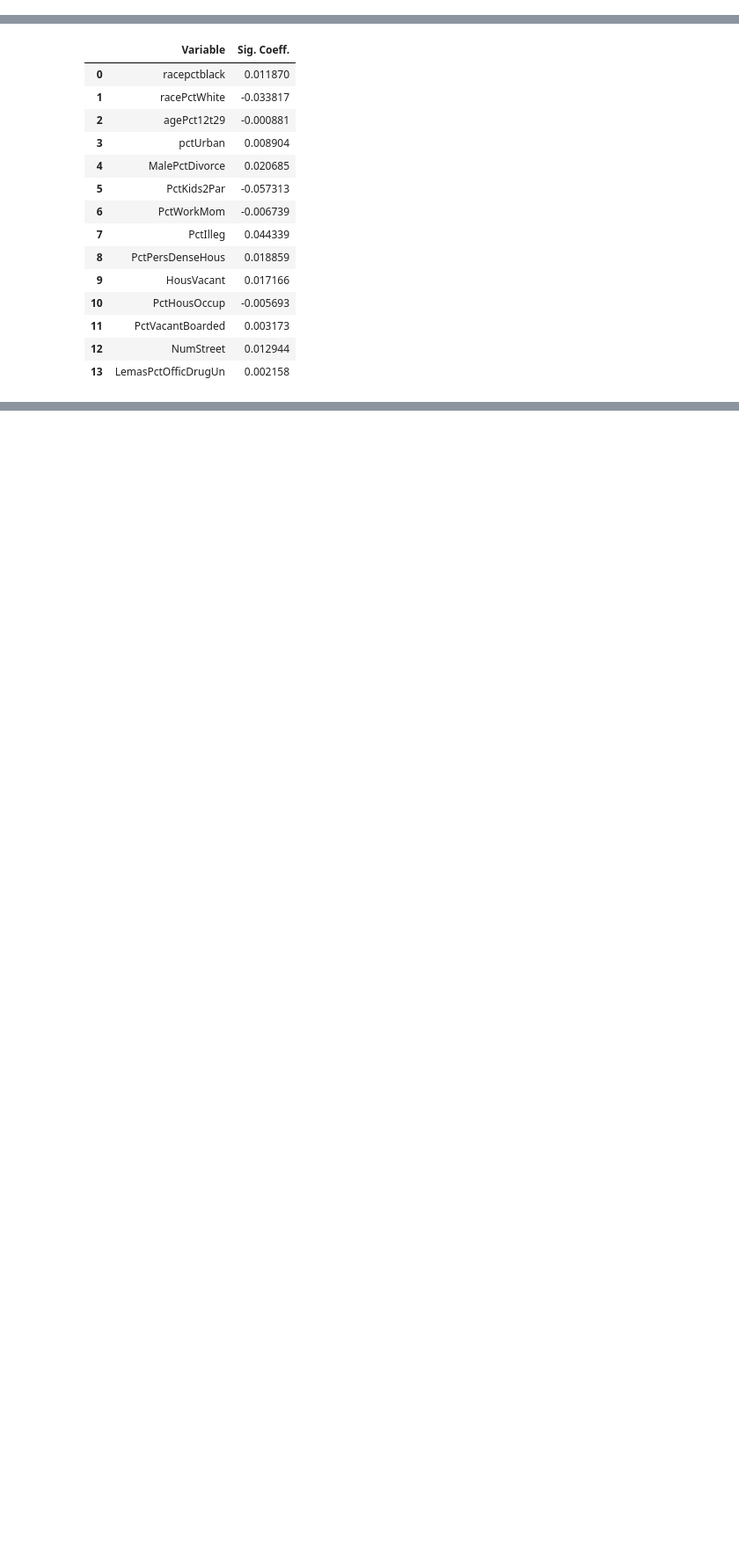
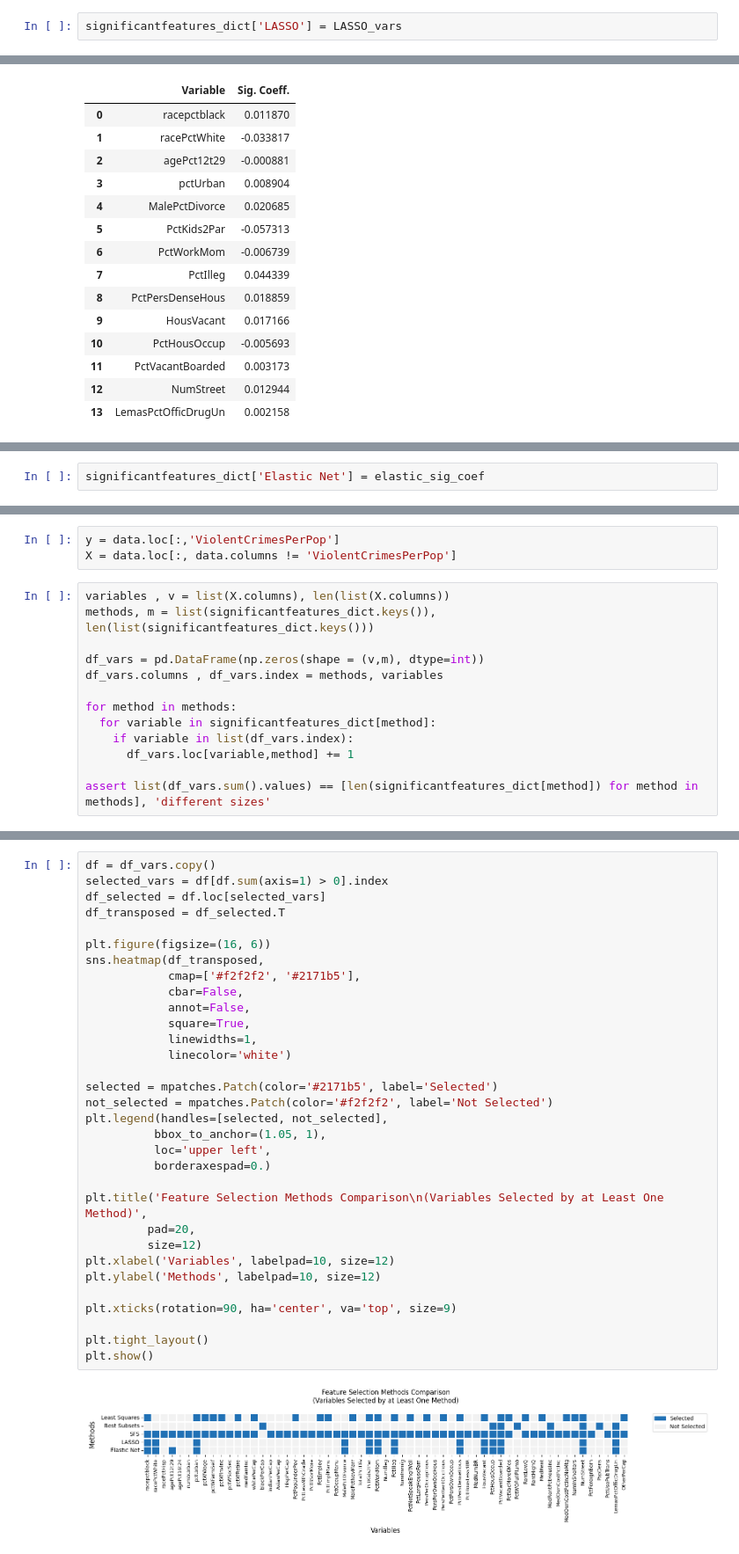
Before and after one commit to dimitris-markopoulos/CrimePredictor-ML, a Jupyter notebook: 2_ElasticNet.ipynb, the cells around one changed output, grey strips where cells are left out. Shown at 88% size. Cells and saved outputs as stored; diff of their text form; blank space fills up the shorter version.

```diff
--- a/2_ElasticNet.ipynb
+++ b/2_ElasticNet.ipynb
@@ -114,3 +134,5 @@ Dropping from 100 variables to 13 with L1 regularization (λ = 0.01) suggests th
+# %%
+significantfeatures_dict['LASSO'] = LASSO_vars
 # %% [markdown]
 ##Regularization Path
 # %%
@@ -321,0 +346,2 @@ The nonzero variables are printed below:
+# %%
+significantfeatures_dict['Elastic Net'] = elastic_sig_coef
@@ -321,0 +350,16 @@ The nonzero variables are printed below:
+# %%
+y = data.loc[:,'ViolentCrimesPerPop']
+X = data.loc[:, data.columns != 'ViolentCrimesPerPop']
+# %%
+variables , v = list(X.columns), len(list(X.columns))
+methods, m = list(significantfeatures_dict.keys()), len(list(significantfeatures_dict.keys()))
+
+df_vars = pd.DataFrame(np.zeros(shape = (v,m), dtype=int))
+df_vars.columns , df_vars.index = methods, variables
+
+for method in methods:
+  for variable in significantfeatures_dict[method]:
+    if variable in list(df_vars.index):
+      df_vars.loc[variable,method] += 1
+
+assert list(df_vars.sum().values) == [len(significantfeatures_dict[method]) for method in methods], 'different sizes'
@@ -321,0 +382,34 @@ The nonzero variables are printed below:
+# %%
+df = df_vars.copy()
+selected_vars = df[df.sum(axis=1) > 0].index
+df_selected = df.loc[selected_vars]
+df_transposed = df_selected.T
+
+plt.figure(figsize=(16, 6))
+sns.heatmap(df_transposed,
+            cmap=['#f2f2f2', '#2171b5'],
+            cbar=False,
+            annot=False,
+            square=True,
+            linewidths=1,
+            linecolor='white')
+
+selected = mpatches.Patch(color='#2171b5', label='Selected')
+not_selected = mpatches.Patch(color='#f2f2f2', label='Not Selected')
+plt.legend(handles=[selected, not_selected],
+          bbox_to_anchor=(1.05, 1),
+          loc='upper left',
+          borderaxespad=0.)
+
+plt.title('Feature Selection Methods Comparison\n(Variables Selected by at Least One Method)',
+         pad=20,
+         size=12)
+plt.xlabel('Variables', labelpad=10, size=12)
+plt.ylabel('Methods', labelpad=10, size=12)
+
+plt.xticks(rotation=90, ha='center', va='top', size=9)
+
+plt.tight_layout()
+plt.show()
+# %% [output]
+[figure, added]
```
Also changed, not shown: parts of 10 cells of this notebook.
